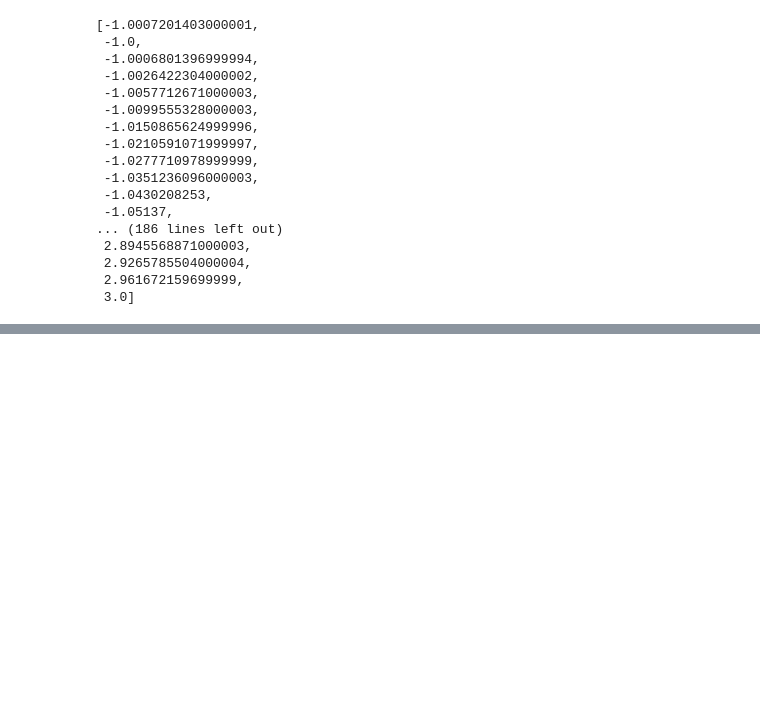
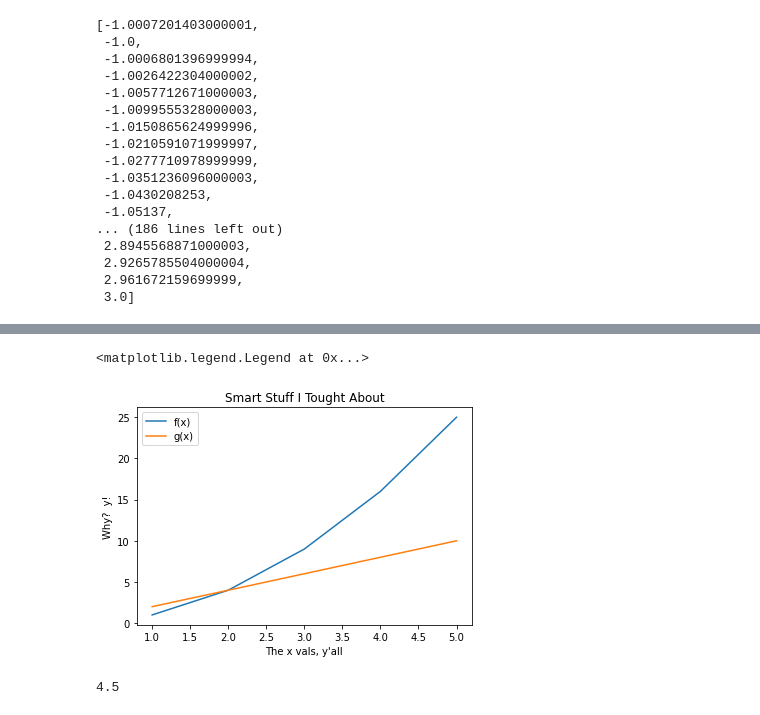
Before and after one commit to millera2/millera2.github.io, a Jupyter notebook: CS-111/CS111-scratch-pad.ipynb, the cells around one changed output, grey strips where cells are left out. Cells and saved outputs as stored; diff of their text form; code cells hidden in the pictures; blank space fills up the shorter version.

```diff
--- a/CS-111/CS111-scratch-pad.ipynb
+++ b/CS-111/CS111-scratch-pad.ipynb
@@ -745,0 +833,50 @@ y[2]
+# %%
+import matplotlib.pyplot as pyplot
+
+x = [1,2,3,4,5]
+f = [1, 4, 9, 16, 25]
+g = [2, 4, 6, 8, 10]
+
+pyplot.plot(x,f, label = "f(x)")
+pyplot.plot(x,g, label = "g(x)")
+pyplot.xlabel("The x vals, y'all")
+pyplot.ylabel("Why?  y!")
+pyplot.title("Smart Stuff I Tought About")
+pyplot.legend()
+# %% [output]
+<matplotlib.legend.Legend at 0x...>
+[figure, added]
+# %%
+import math
+
+def expvals(delta):
+    x0 = 0
+
+    maxx = 5
+    length = int(maxx/delta)+1
+
+
+
+    xx = [x0]
+
+    for i in range(1,length):
+        xx.append(x0+i*delta)
+
+    y0 = 1
+
+    yy = [y0]
+
+    for i in range(1,length):
+        yy.append(yy[-1]+yy[-1]*delta)
+
+
+    return [xx,yy]
+
+ee = [1]
+
+for i in range(1,length):
+    ee.append(math.exp(xx[i]))
+
+print(xx[-1])
+# %% [output]
+4.5
```
Also changed, not shown: parts of 7 cells of this notebook, 5 other files.
